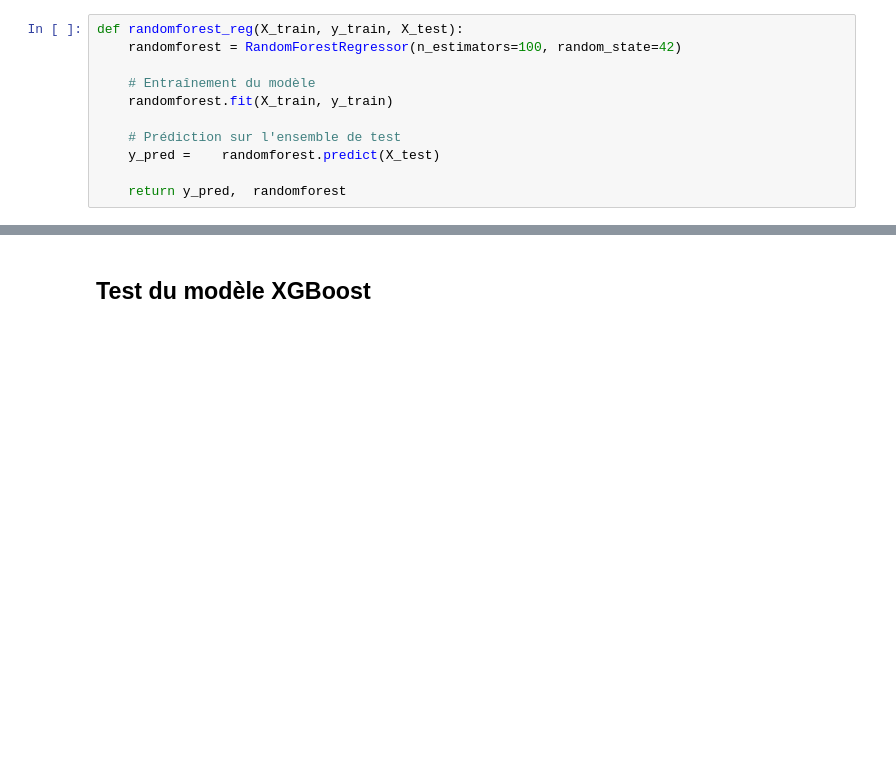
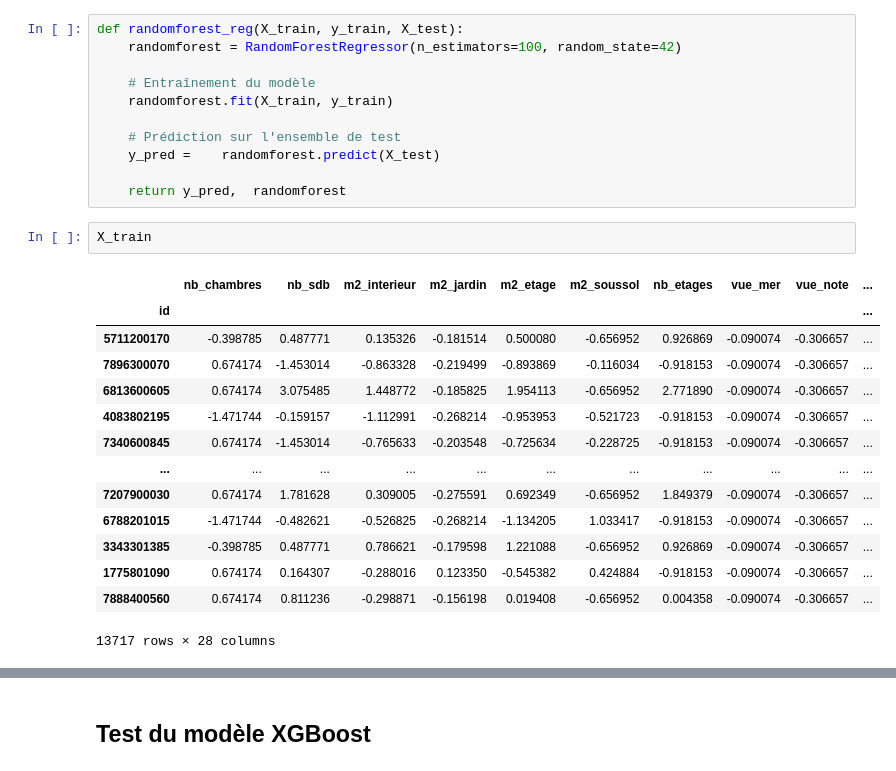
Before and after one commit to flarab29/PRAMA2025, a Jupyter notebook: regression_flo.ipynb, the cells around one changed output, grey strips where cells are left out. Saved outputs shown, nothing was run; the diff lists cells and outputs as text; blank space fills up the shorter version.

```diff
--- a/regression_flo.ipynb
+++ b/regression_flo.ipynb
@@ -154,4 +171,21 @@ def randomforest_reg(X_train, y_train, X_test):
     y_pred =    randomforest.predict(X_test)
 
     return y_pred,  randomforest
+# %%
+X_train
+# %% [output]
+|  | nb_chambres | nb_sdb | m2_interieur | m2_jardin | m2_etage | m2_soussol | nb_etages | vue_mer | vue_note | ... |
+| id |  |  |  |  |  |  |  |  |  | ... |
+| 5711200170 | -0.398785 | 0.487771 | 0.135326 | -0.181514 | 0.500080 | -0.656952 | 0.926869 | -0.090074 | -0.306657 | ... |
+| 7896300070 | 0.674174 | -1.453014 | -0.863328 | -0.219499 | -0.893869 | -0.116034 | -0.918153 | -0.090074 | -0.306657 | ... |
+| 6813600605 | 0.674174 | 3.075485 | 1.448772 | -0.185825 | 1.954113 | -0.656952 | 2.771890 | -0.090074 | -0.306657 | ... |
+| 4083802195 | -1.471744 | -0.159157 | -1.112991 | -0.268214 | -0.953953 | -0.521723 | -0.918153 | -0.090074 | -0.306657 | ... |
+| 7340600845 | 0.674174 | -1.453014 | -0.765633 | -0.203548 | -0.725634 | -0.228725 | -0.918153 | -0.090074 | -0.306657 | ... |
+| ... | ... | ... | ... | ... | ... | ... | ... | ... | ... | ... |
+| 7207900030 | 0.674174 | 1.781628 | 0.309005 | -0.275591 | 0.692349 | -0.656952 | 1.849379 | -0.090074 | -0.306657 | ... |
+| 6788201015 | -1.471744 | -0.482621 | -0.526825 | -0.268214 | -1.134205 | 1.033417 | -0.918153 | -0.090074 | -0.306657 | ... |
+| 3343301385 | -0.398785 | 0.487771 | 0.786621 | -0.179598 | 1.221088 | -0.656952 | 0.926869 | -0.090074 | -0.306657 | ... |
+| 1775801090 | 0.674174 | 0.164307 | -0.288016 | 0.123350 | -0.545382 | 0.424884 | -0.918153 | -0.090074 | -0.306657 | ... |
+| 7888400560 | 0.674174 | 0.811236 | -0.298871 | -0.156198 | 0.019408 | -0.656952 | 0.004358 | -0.090074 | -0.306657 | ... |
+13717 rows × 28 columns
 # %%
```
Also changed, not shown: parts of 20 cells of this notebook, 5 other files.
